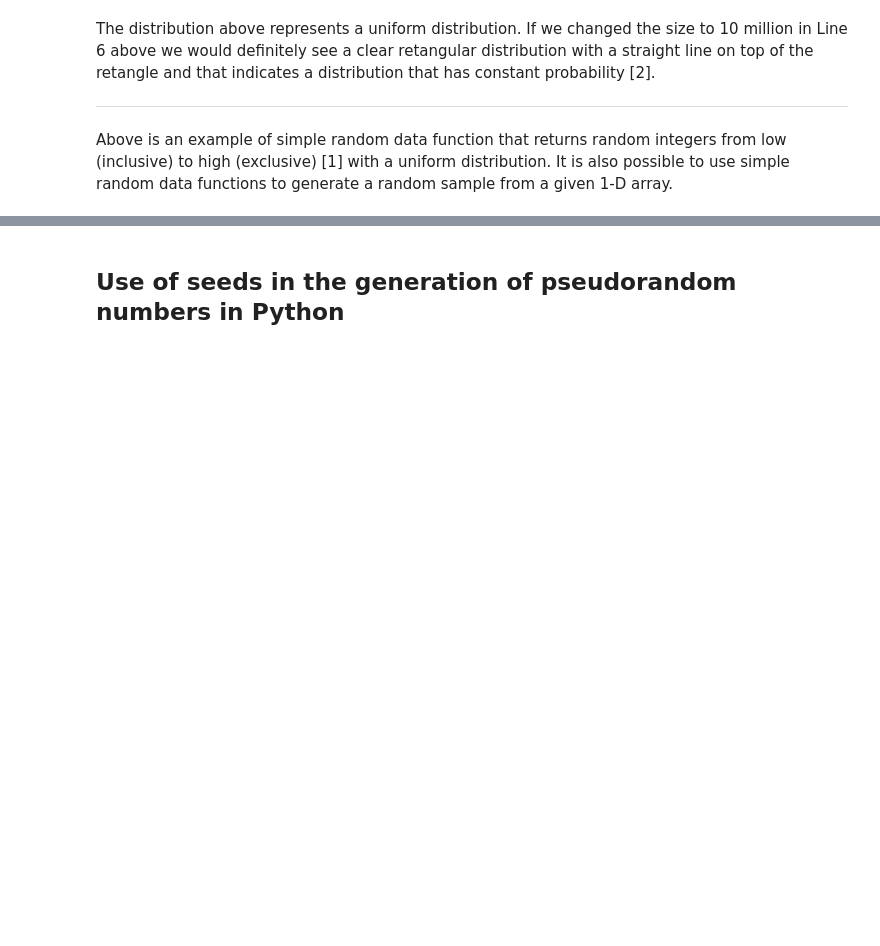
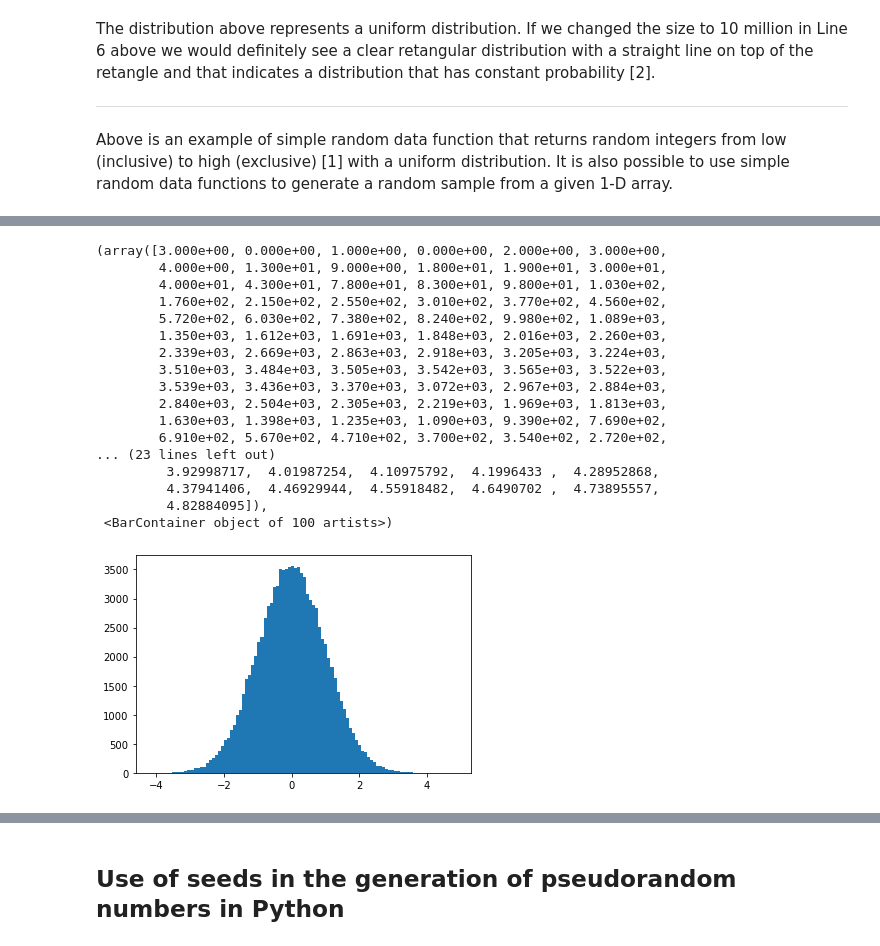
Before and after one commit to Aine-Kearns/Programming_for_data_analysis_assignment, a Jupyter notebook: Assignment_Programming_for_Data_Analytics.ipynb, the cells around one changed output, grey strips where cells are left out. Cells and saved outputs as stored; diff of their text form; code cells hidden in the pictures; blank space fills up the shorter version.

```diff
--- a/Assignment_Programming_for_Data_Analytics.ipynb
+++ b/Assignment_Programming_for_Data_Analytics.ipynb
@@ -110,0 +124,23 @@ Below is an overview of five distribution functions: standard normal, binomial,
+# %%
+import seaborn as sns
+sn = rng.standard_normal(100000)
+plt.hist(sn, bins=100)
+# %% [output]
+(array([3.000e+00, 0.000e+00, 1.000e+00, 0.000e+00, 2.000e+00, 3.000e+00,
+        4.000e+00, 1.300e+01, 9.000e+00, 1.800e+01, 1.900e+01, 3.000e+01,
+        4.000e+01, 4.300e+01, 7.800e+01, 8.300e+01, 9.800e+01, 1.030e+02,
+        1.760e+02, 2.150e+02, 2.550e+02, 3.010e+02, 3.770e+02, 4.560e+02,
+        5.720e+02, 6.030e+02, 7.380e+02, 8.240e+02, 9.980e+02, 1.089e+03,
+        1.350e+03, 1.612e+03, 1.691e+03, 1.848e+03, 2.016e+03, 2.260e+03,
+        2.339e+03, 2.669e+03, 2.863e+03, 2.918e+03, 3.205e+03, 3.224e+03,
+        3.510e+03, 3.484e+03, 3.505e+03, 3.542e+03, 3.565e+03, 3.522e+03,
+        3.539e+03, 3.436e+03, 3.370e+03, 3.072e+03, 2.967e+03, 2.884e+03,
+        2.840e+03, 2.504e+03, 2.305e+03, 2.219e+03, 1.969e+03, 1.813e+03,
+        1.630e+03, 1.398e+03, 1.235e+03, 1.090e+03, 9.390e+02, 7.690e+02,
+        6.910e+02, 5.670e+02, 4.710e+02, 3.700e+02, 3.540e+02, 2.720e+02,
+... (23 lines left out)
+         3.92998717,  4.01987254,  4.10975792,  4.1996433 ,  4.28952868,
+         4.37941406,  4.46929944,  4.55918482,  4.6490702 ,  4.73895557,
+         4.82884095]),
+ <BarContainer object of 100 artists>)
+[figure, added]
```
Also changed, not shown: parts of 43 cells of this notebook.
